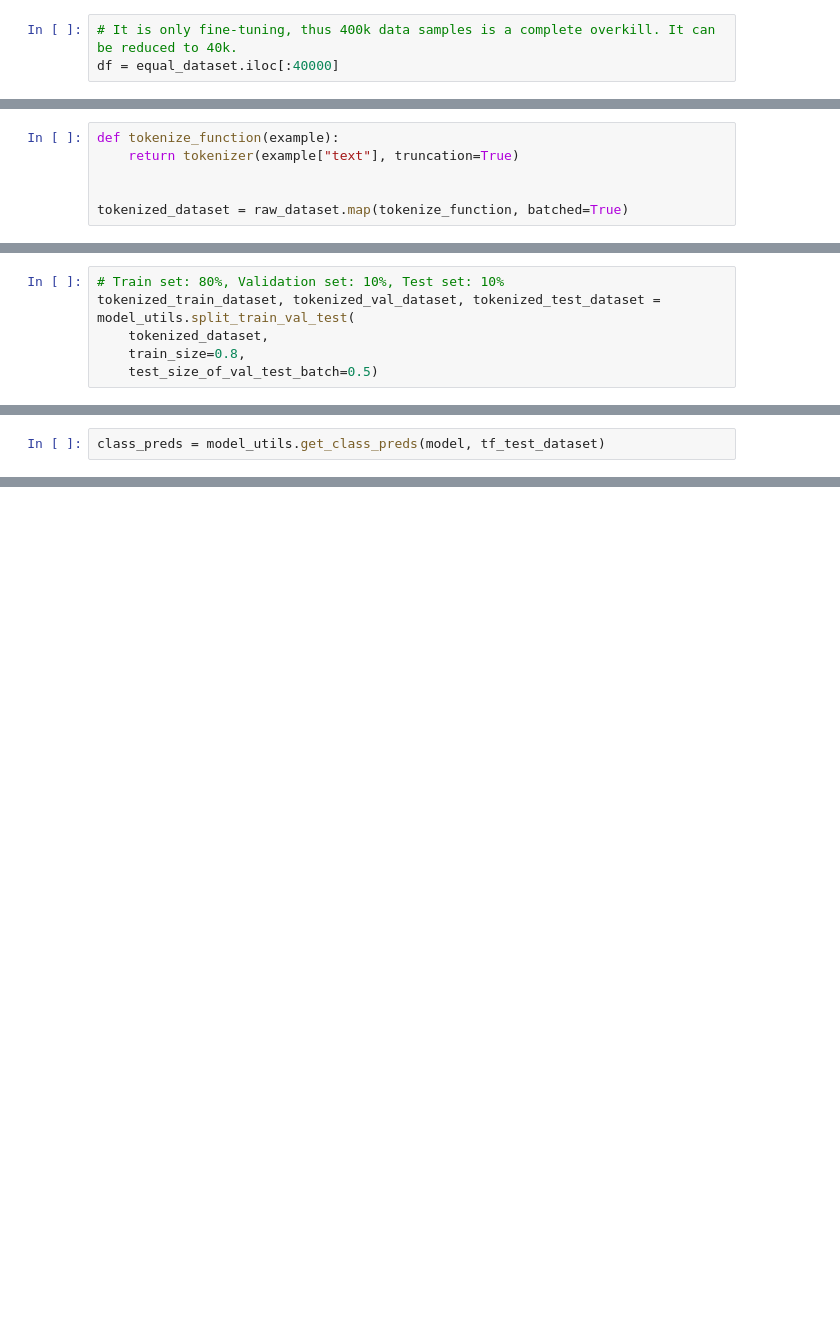
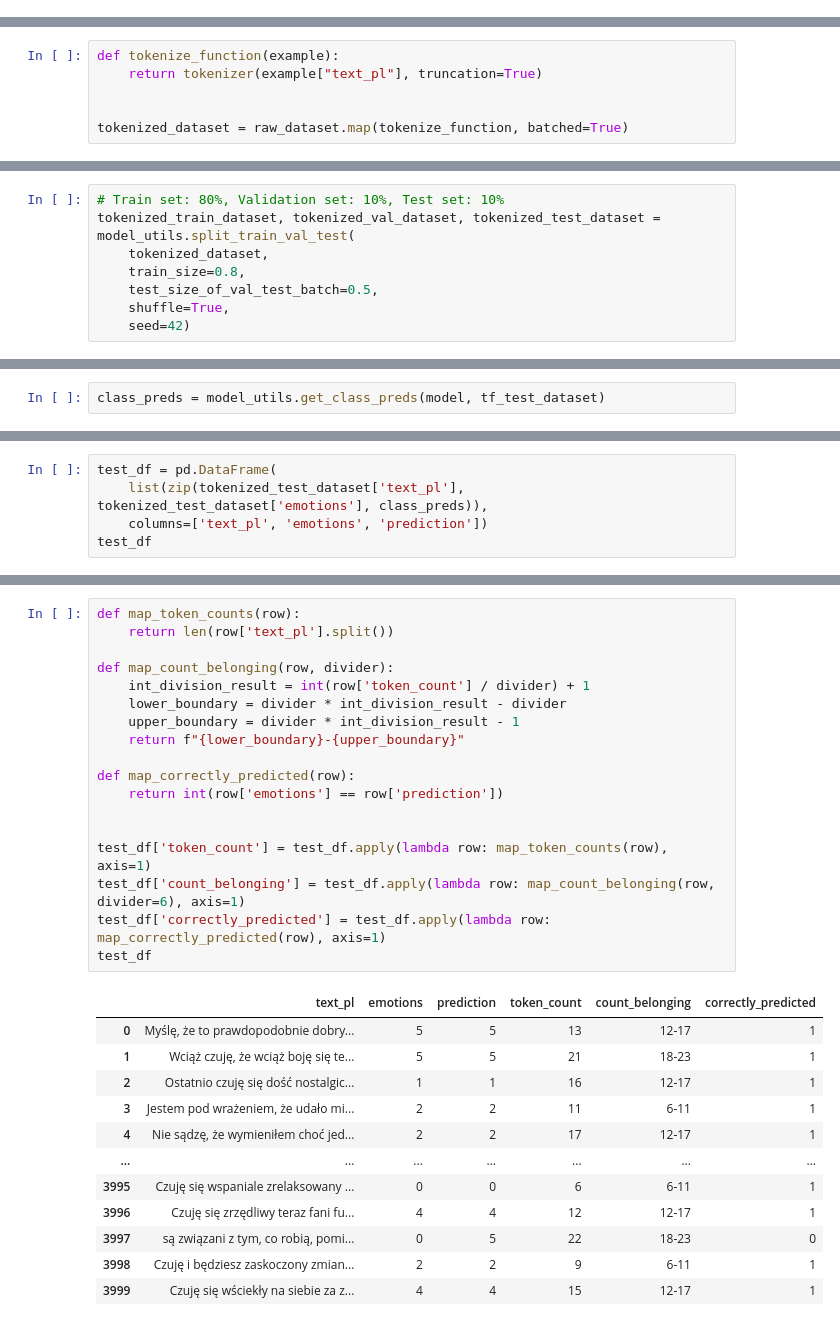
Before and after one commit to arsemi337/nlp-models, a Jupyter notebook: notebooks/emotions/emotions_pl_bert.ipynb, the cells around one changed output, grey strips where cells are left out. Drawn from its saved outputs; the diff is of its cells as text; blank space fills up the shorter version.

Commit message:
BERT for emotions with seeded shuffling

```diff
--- a/notebooks/emotions/emotions_pl_bert.ipynb
+++ b/notebooks/emotions/emotions_pl_bert.ipynb
@@ -35,6 +45,3 @@ equal_dataset
-# %%
-# It is only fine-tuning, thus 400k data samples is a complete overkill. It can be reduced to 40k.
-df = equal_dataset.iloc[:40000]
 # %%
 data = df["emotions"]
 data.value_counts().plot.bar()
@@ -62,7 +76,7 @@ checkpoint = "dkleczek/bert-base-polish-uncased-v1"
 tokenizer = AutoTokenizer.from_pretrained(checkpoint)
 # %%
 def tokenize_function(example):
-    return tokenizer(example["text"], truncation=True)
+    return tokenizer(example["text_pl"], truncation=True)
 
 
 tokenized_dataset = raw_dataset.map(tokenize_function, batched=True)
@@ -71,7 +87,9 @@ tokenized_dataset = raw_dataset.map(tokenize_function, batched=True)
 tokenized_train_dataset, tokenized_val_dataset, tokenized_test_dataset = model_utils.split_train_val_test(
     tokenized_dataset,
     train_size=0.8,
-    test_size_of_val_test_batch=0.5)
+    test_size_of_val_test_batch=0.5,
+    shuffle=True,
+    seed=42)
 # %%
 from transformers import DataCollatorWithPadding
 
@@ -173,0 +262,5 @@ model_utils.print_incorrectly_predicted_texts(texts=raw_dataset['text_pl'],
+# %%
+test_df = pd.DataFrame(
+    list(zip(tokenized_test_dataset['text_pl'], tokenized_test_dataset['emotions'], class_preds)),
+    columns=['text_pl', 'emotions', 'prediction'])
+test_df
@@ -173,0 +281,31 @@ model_utils.print_incorrectly_predicted_texts(texts=raw_dataset['text_pl'],
+# %%
+def map_token_counts(row):
+    return len(row['text_pl'].split())
+
+def map_count_belonging(row, divider):
+    int_division_result = int(row['token_count'] / divider) + 1
+    lower_boundary = divider * int_division_result - divider
+    upper_boundary = divider * int_division_result - 1
+    return f"{lower_boundary}-{upper_boundary}"
+
+def map_correctly_predicted(row):
+    return int(row['emotions'] == row['prediction'])
+
+
+test_df['token_count'] = test_df.apply(lambda row: map_token_counts(row), axis=1)
+test_df['count_belonging'] = test_df.apply(lambda row: map_count_belonging(row, divider=6), axis=1)
+test_df['correctly_predicted'] = test_df.apply(lambda row: map_correctly_predicted(row), axis=1)
+test_df
+# %% [output]
+|  | text_pl | emotions | prediction | token_count | count_belonging | correctly_predicted |
+| 0 | Myślę, że to prawdopodobnie dobry... | 5 | 5 | 13 | 12-17 | 1 |
+| 1 | Wciąż czuję, że wciąż boję się te... | 5 | 5 | 21 | 18-23 | 1 |
+| 2 | Ostatnio czuję się dość nostalgic... | 1 | 1 | 16 | 12-17 | 1 |
+| 3 | Jestem pod wrażeniem, że udało mi... | 2 | 2 | 11 | 6-11 | 1 |
+| 4 | Nie sądzę, że wymieniłem choć jed... | 2 | 2 | 17 | 12-17 | 1 |
+| ... | ... | ... | ... | ... | ... | ... |
+| 3995 | Czuję się wspaniale zrelaksowany ... | 0 | 0 | 6 | 6-11 | 1 |
+| 3996 | Czuję się zrzędliwy teraz fani fu... | 4 | 4 | 12 | 12-17 | 1 |
+| 3997 | są związani z tym, co robią, pomi... | 0 | 5 | 22 | 18-23 | 0 |
+| 3998 | Czuję i będziesz zaskoczony zmian... | 2 | 2 | 9 | 6-11 | 1 |
+| 3999 | Czuję się wściekły na siebie za z... | 4 | 4 | 15 | 12-17 | 1 |
```
Also changed, not shown: parts of 28 cells of this notebook, 5 other files.
